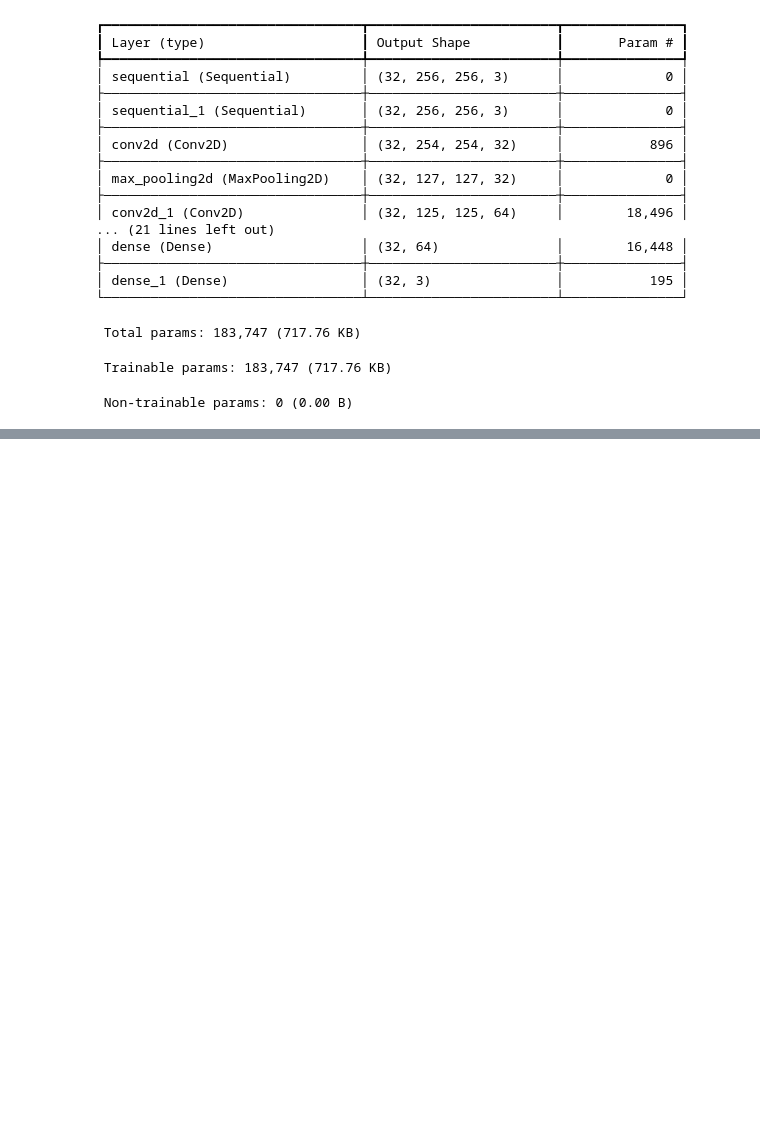
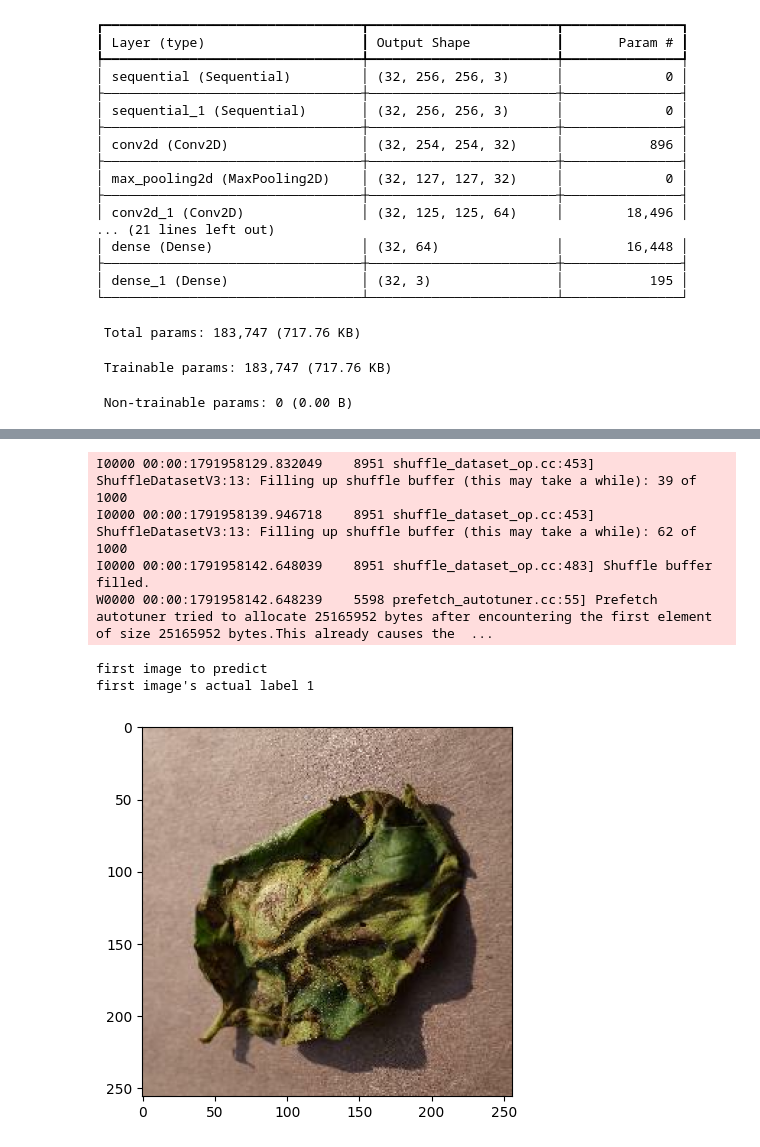
Before and after one commit to niyomugaboetiene/Potato_disease_predictor, a Jupyter notebook: training/training.ipynb, the cells around one changed output, grey strips where cells are left out. Drawn from its saved outputs; the diff is of its cells as text; code cells hidden in the pictures; blank space fills up the shorter version.

```diff
--- a/training/training.ipynb
+++ b/training/training.ipynb
@@ -249,4 +232,16 @@ Text(0.5, 1.0, 'Training and validation Loss')
 # %%
 for image_batch, label_batch in test_ds.take(1):
     first_image = image_batch[0].numpy().astype("uint8")
     first_label = label_batch[0]
+
+    print("first image to predict")
+    plt.imshow(first_image)
+    print("first image's actual label", first_label.numpy())
+# %% [output]
+I0000 00:00:1791958129.832049    8951 shuffle_dataset_op.cc:453] ShuffleDatasetV3:13: Filling up shuffle buffer (this may take a while): 39 of 1000
+I0000 00:00:1791958139.946718    8951 shuffle_dataset_op.cc:453] ShuffleDatasetV3:13: Filling up shuffle buffer (this may take a while): 62 of 1000
+I0000 00:00:1791958142.648039    8951 shuffle_dataset_op.cc:483] Shuffle buffer filled.
+W0000 00:00:1791958142.648239    5598 prefetch_autotuner.cc:55] Prefetch autotuner tried to allocate 25165952 bytes after encountering the first element of size 25165952 bytes.This already causes the  ...
+first image to predict
+first image's actual label 1
+[figure, added]
```
Also changed, not shown: parts of 9 cells of this notebook.
